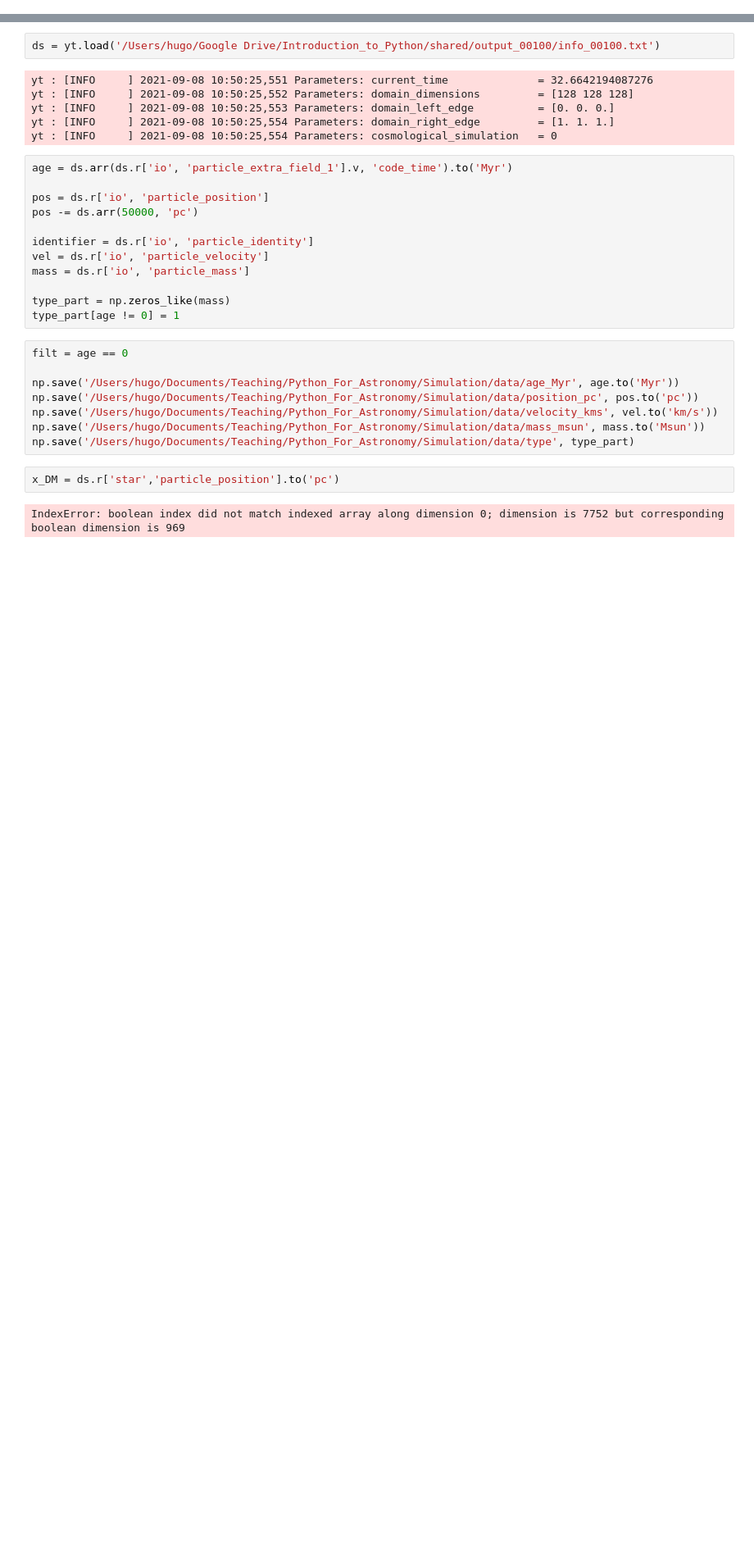
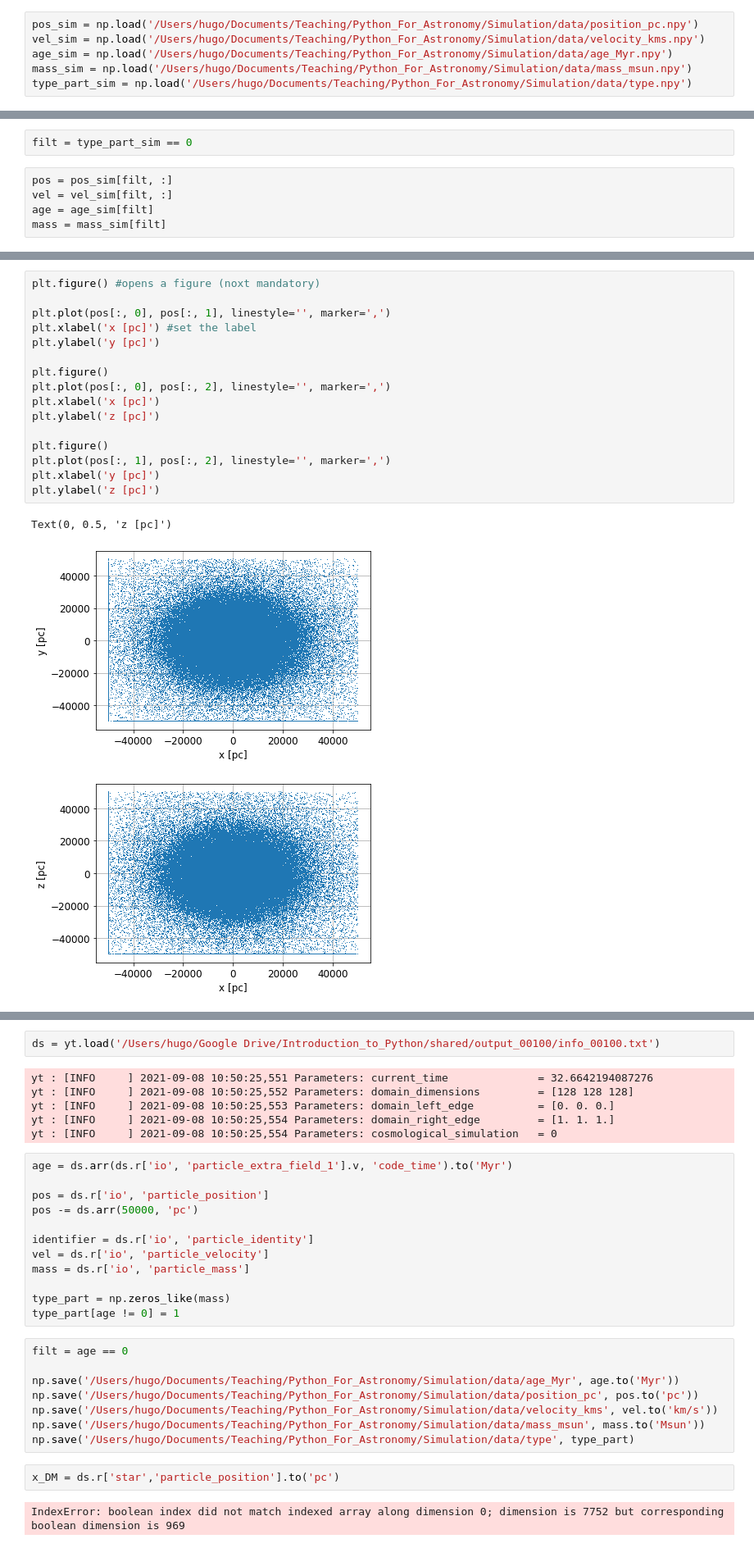
Before and after one commit to HugoPfister/Python_For_Astronomy, a Jupyter notebook: Simulation/analysis.ipynb, the cells around one changed output, grey strips where cells are left out. Shown at 82% size. Saved outputs shown, nothing was run; the diff lists cells and outputs as text; blank space fills up the shorter version.

```diff
--- a/Simulation/analysis.ipynb
+++ b/Simulation/analysis.ipynb
@@ -468,0 +13,6 @@ import matplotlib.pylab as plt
+# %%
+pos_sim = np.load('/Users/hugo/Documents/Teaching/Python_For_Astronomy/Simulation/data/position_pc.npy')
+vel_sim = np.load('/Users/hugo/Documents/Teaching/Python_For_Astronomy/Simulation/data/velocity_kms.npy')
+age_sim = np.load('/Users/hugo/Documents/Teaching/Python_For_Astronomy/Simulation/data/age_Myr.npy')
+mass_sim = np.load('/Users/hugo/Documents/Teaching/Python_For_Astronomy/Simulation/data/mass_msun.npy')
+type_part_sim = np.load('/Users/hugo/Documents/Teaching/Python_For_Astronomy/Simulation/data/type.npy')
@@ -468,0 +63,7 @@ import matplotlib.pylab as plt
+# %%
+filt = type_part_sim == 0
+# %%
+pos = pos_sim[filt, :]
+vel = vel_sim[filt, :]
+age = age_sim[filt]
+mass = mass_sim[filt]
@@ -468,0 +80,20 @@ import matplotlib.pylab as plt
+# %%
+plt.figure() #opens a figure (noxt mandatory)
+
+plt.plot(pos[:, 0], pos[:, 1], linestyle='', marker=',')
+plt.xlabel('x [pc]') #set the label
+plt.ylabel('y [pc]')
+
+plt.figure()
+plt.plot(pos[:, 0], pos[:, 2], linestyle='', marker=',')
+plt.xlabel('x [pc]')
+plt.ylabel('z [pc]')
+
+plt.figure()
+plt.plot(pos[:, 1], pos[:, 2], linestyle='', marker=',')
+plt.xlabel('y [pc]')
+plt.ylabel('z [pc]')
+# %% [output]
+Text(0, 0.5, 'z [pc]')
+[figure, added]
+[figure, added]
```
Also changed, not shown: parts of 136 cells of this notebook.
